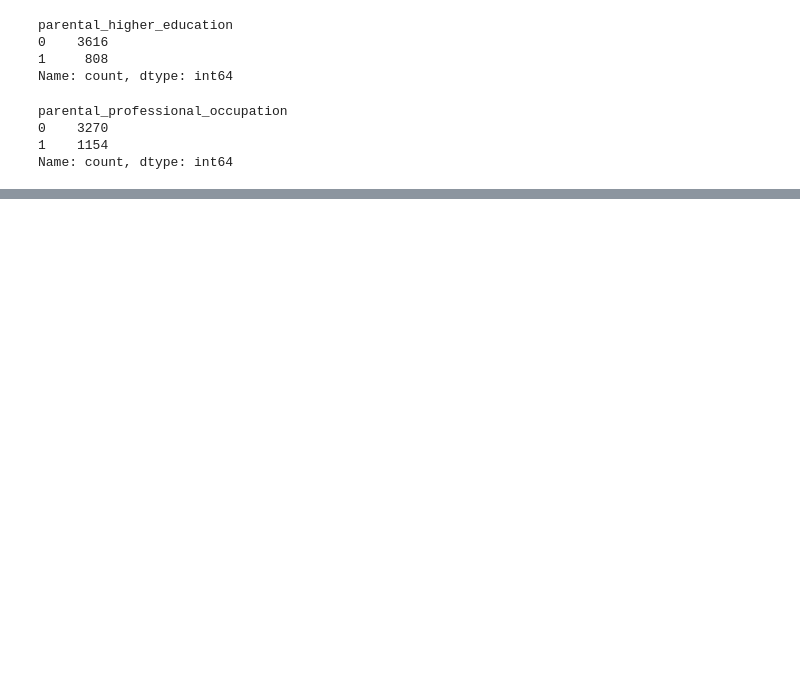
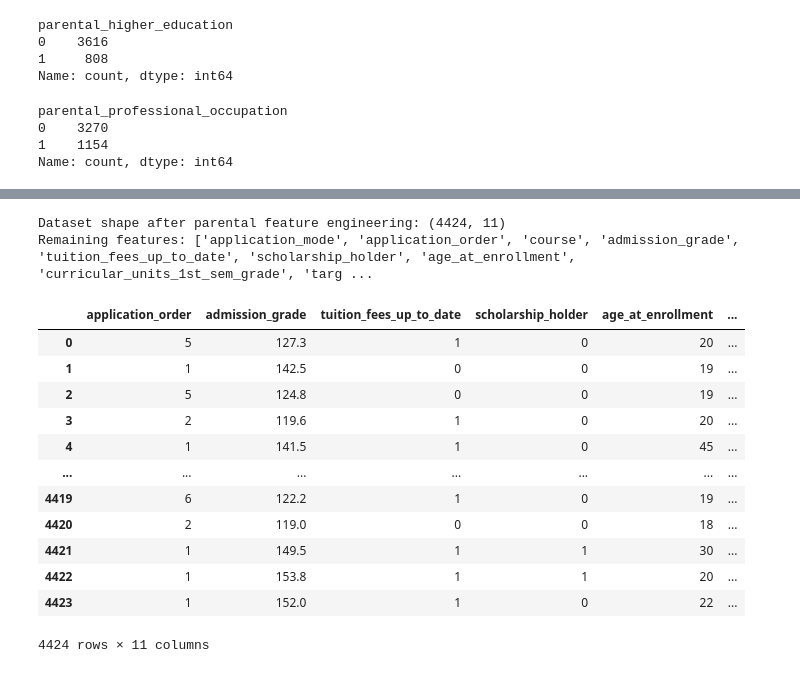
Before and after one commit to cwfmoore/msc_ai_module, a Jupyter notebook: k-NN.ipynb, the cells around one changed output, grey strips where cells are left out. Drawn from its saved outputs; the diff is of its cells as text; code cells hidden in the pictures; blank space fills up the shorter version.

```diff
--- a/k-NN.ipynb
+++ b/k-NN.ipynb
@@ -371,0 +347,53 @@ Index(['application_mode', 'course', 'admission_grade',
+# %%
+print(f"Dataset shape after parental feature engineering: {df_dataset.shape}")
+print(f"Remaining features: {df_dataset.columns.tolist()}")
+# %% [output]
+Dataset shape after parental feature engineering: (4424, 11)
+Remaining features: ['application_mode', 'application_order', 'course', 'admission_grade', 'tuition_fees_up_to_date', 'scholarship_holder', 'age_at_enrollment', 'curricular_units_1st_sem_grade', 'targ ...
+# %%
+def encode_categorical_withdrawal_rate(df, cat_col, target_col='target_binary'):
+    """
+    Replace categorical column with withdrawal rate encoding.
+
+    Parameters:
+    df: pandas DataFrame
+    cat_col: name of categorical column to encode
+    target_col: name of target column where 0=withdrawn
+
+    Returns:
+    pandas DataFrame with categorical column replaced by withdrawal_rate
+    """
+    import pandas as pd
+
+    df_encoded = df.copy()
+
+    # Calculate withdrawal rate for each category
+    withdrawal_rates = (df[target_col] == 0).groupby(df[cat_col]).mean()
+
+    # Create new withdrawal rate column
+    new_col_name = f'{cat_col.lower().replace(" ", "_")}_withdrawal_rate'
+    df_encoded[new_col_name] = df[cat_col].map(withdrawal_rates)
+
+    # Remove original column
+    df_encoded = df_encoded.drop(columns=[cat_col])
+
+    return df_encoded
+
+# Usage:
+df_dataset = encode_categorical_withdrawal_rate(df_dataset, 'application_mode')
+df_dataset = encode_categorical_withdrawal_rate(df_dataset, 'course')
+df_dataset
+# %% [output]
+|  | application_order | admission_grade | tuition_fees_up_to_date | scholarship_holder | age_at_enrollment | ... |
+| 0 | 5 | 127.3 | 1 | 0 | 20 | ... |
+| 1 | 1 | 142.5 | 0 | 0 | 19 | ... |
+| 2 | 5 | 124.8 | 0 | 0 | 19 | ... |
+| 3 | 2 | 119.6 | 1 | 0 | 20 | ... |
+| 4 | 1 | 141.5 | 1 | 0 | 45 | ... |
+| ... | ... | ... | ... | ... | ... | ... |
+| 4419 | 6 | 122.2 | 1 | 0 | 19 | ... |
+| 4420 | 2 | 119.0 | 0 | 0 | 18 | ... |
+| 4421 | 1 | 149.5 | 1 | 1 | 30 | ... |
+| 4422 | 1 | 153.8 | 1 | 1 | 20 | ... |
+| 4423 | 1 | 152.0 | 1 | 0 | 22 | ... |
+4424 rows × 11 columns
```
Also changed, not shown: parts of 19 cells of this notebook, 2 other files.
